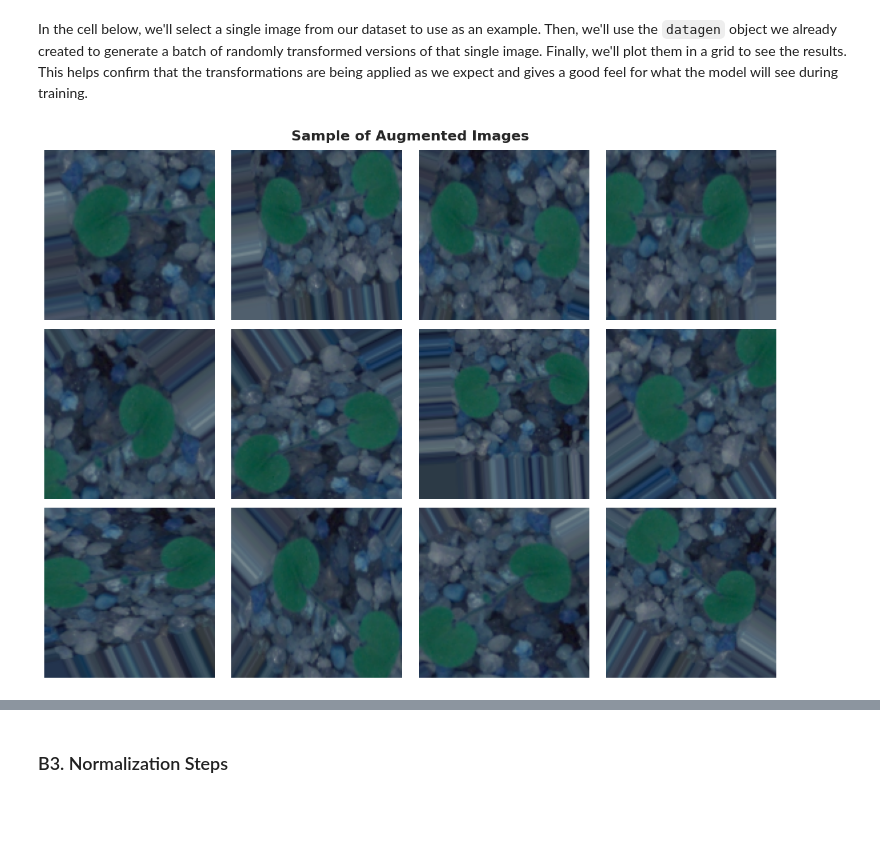
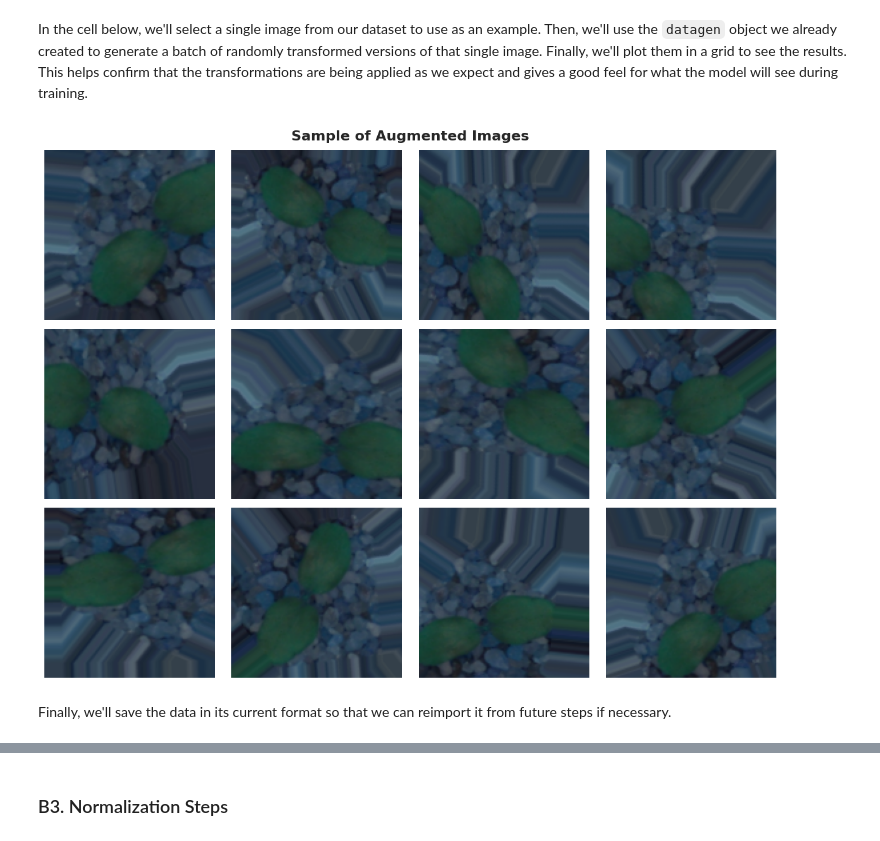
Before and after one commit to smmurdock/Neural-Network-Seedling-Images, a Jupyter notebook: D604_Task_1_Neural_Network.ipynb, the cells around one changed output, grey strips where cells are left out. Drawn from its saved outputs; the diff is of its cells as text; code cells hidden in the pictures; blank space fills up the shorter version.

Commit message:
Refactors to include augmented data and saved augmented datasets

```diff
--- a/D604_Task_1_Neural_Network.ipynb
+++ b/D604_Task_1_Neural_Network.ipynb
@@ -399,34 +442,36 @@ print(f"\nTotal number of images in the new balanced dataset: {len(images_balanc
 In the cell below, we'll select a single image from our dataset to use as an example. Then, we'll use the `datagen` object we already created to generate a batch of randomly transformed versions of that single image. Finally, we'll plot them in a grid to see the results. This helps confirm that the transformations are being applied as we expect and gives a good feel for what the model will see during training.
 # %%
 # Pick a single sample image to visualize.
-# We'll use the first one.
-sample_image = images[0]
+# The index chosen is arbitrary.
+sample_image = images_balanced[1626]
 
 # The ImageDataGenerator expects a 4D array, so we need to add a 'batch' dimension
 # We can do this with np.expand_dims
 sample_image_expanded = np.expand_dims(sample_image, axis=0)
 
 # Create a 3x4 grid for visualizations
 fig, axes = plt.subplots(3, 4, figsize=(12, 9))
 fig.suptitle('Sample of Augmented Images', fontsize=16, fontweight='bold')
 
 # Generate and plot 12 augmented images
 i = 0
 for batch in datagen.flow(sample_image_expanded, batch_size=1):
     # The datagen.flow method returns batches of images.
     # Convert it to an unsigned 8-bit integer type for plotting.
     img = (batch[0]).astype('uint8')
 
     # Figure out the position in our grid
     ax = axes[i // 4, i % 4]
     ax.imshow(img)
     ax.axis('off') # Hide the axes
 
     i += 1
     if i >= 12:
         break
 
 plt.tight_layout()
 plt.show()
 # %% [output]
-[figure, old version]
+[figure, new version]
+# %% [markdown]
+Finally, we'll save the data in its current format so that we can reimport it from future steps if necessary.
```
Also changed, not shown: parts of 42 cells of this notebook.
